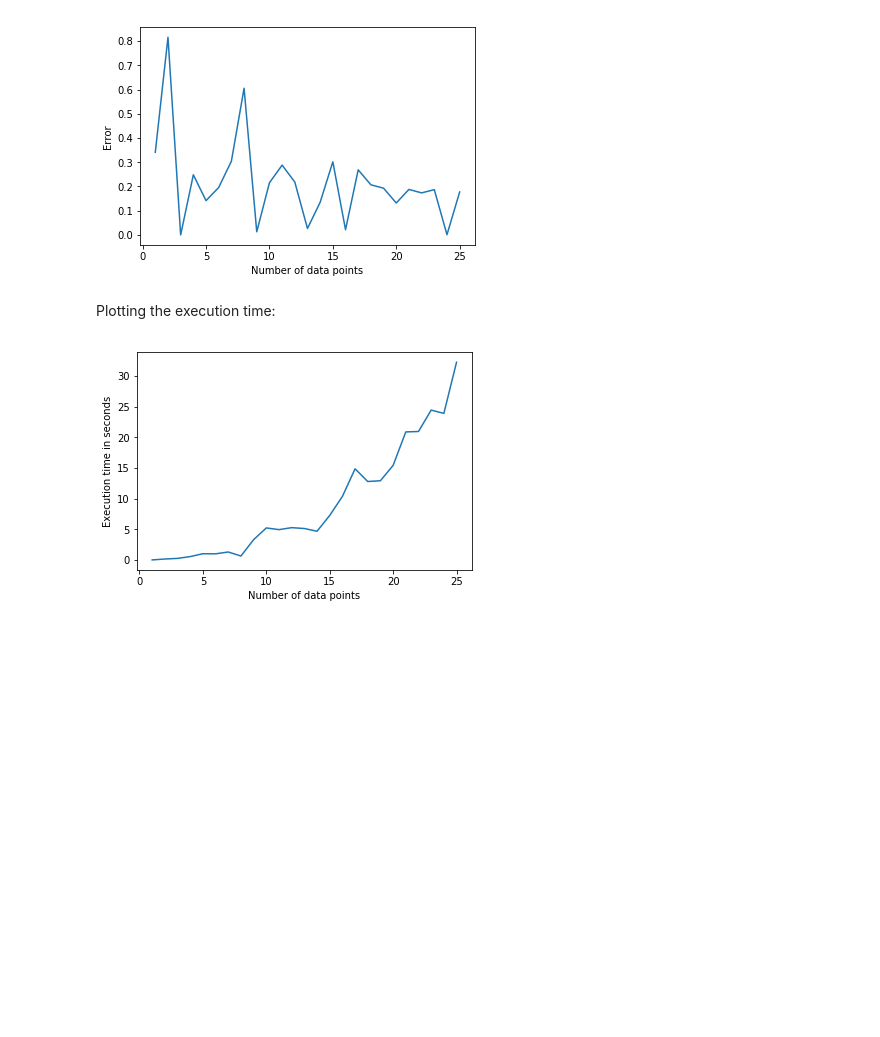
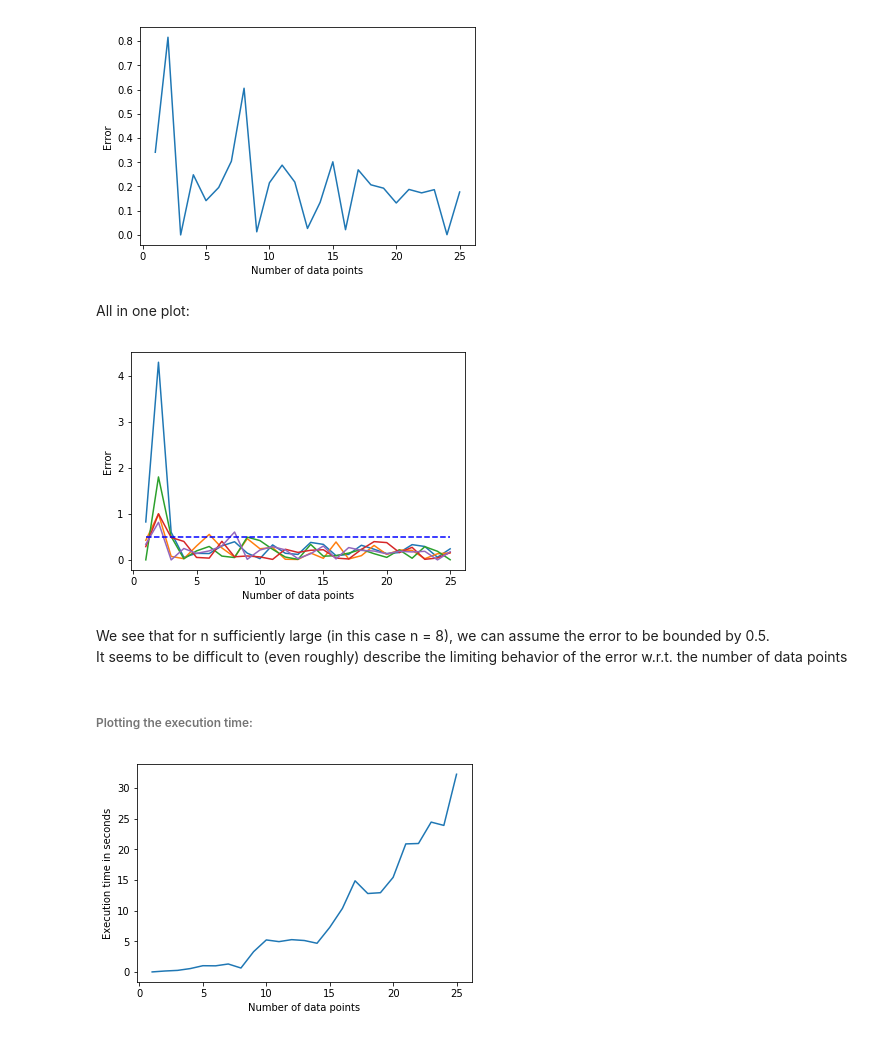
Before and after one commit to ratnania/mlhiphy, a Jupyter notebook: burgers_equation/burgerseq_mod.ipynb, the cells around one changed output. Drawn from its saved outputs; the diff is of its cells as text; code cells hidden in the pictures; blank space fills up the shorter version.

Commit message:
Added analysis of the plots

```diff
--- a/burgers_equation/burgerseq_mod.ipynb
+++ b/burgers_equation/burgerseq_mod.ipynb
@@ -179,8 +179,27 @@ for i in range(res.shape[0]):
 [figure]
 [figure]
 [figure]
+# %% [markdown]
+All in one plot:
+# %%
+lin = np.linspace(1, res.shape[1], res.shape[1])
+ones = np.ones(res.shape[1])
+
+for i in range(res.shape[0]):
+    plt.plot(lin, np.abs(res[i,:] - ones))
+    plt.ylabel('Error')
+    plt.xlabel('Number of data points')
+
+est = np.repeat(0.5, len(lin))
+plt.plot(lin, est, color='blue', linestyle='dashed')
+plt.show()
+# %% [output]
+[figure, added]
+# %% [markdown]
+We see that for n sufficiently large (in this case n = 8), we can assume the error to be bounded by 0.5. <br>
+It seems to be difficult to (even roughly) describe the limiting behavior of the error w.r.t. the number of data points
 # %% [markdown]
-Plotting the execution time:
+###### Plotting the execution time:
 # %%
 lin = np.linspace(1, timing.shape[1], timing.shape[1])
 
```
Also changed, not shown: parts of 4 cells of this notebook.
